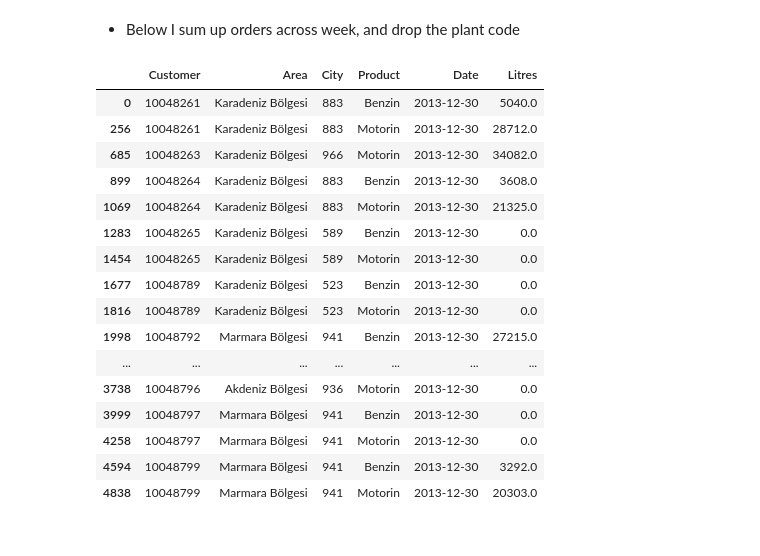
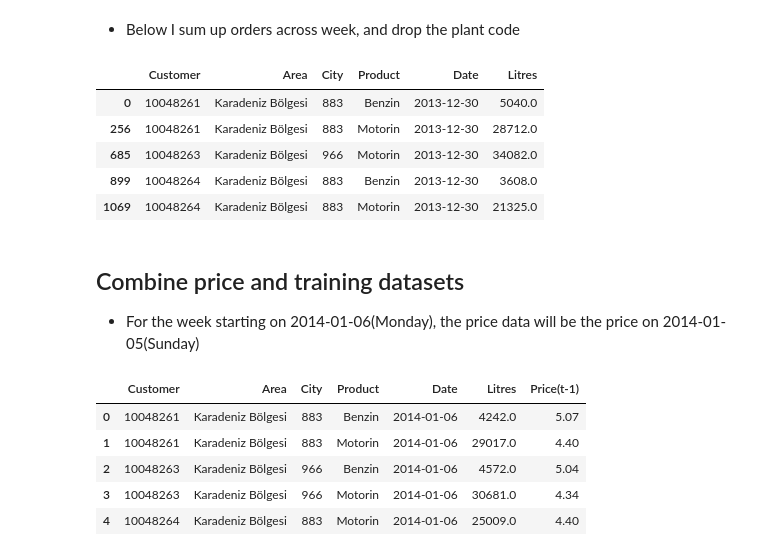
Before and after one commit to feyzijan/ShellDatathon, a Jupyter notebook: DataAnalysis.ipynb, the cells around one changed output. Drawn from its saved outputs; the diff is of its cells as text; code cells hidden in the pictures.

Commit message:
Finished data prep almost

```diff
--- a/DataAnalysis.ipynb
+++ b/DataAnalysis.ipynb
@@ -108,28 +61,20 @@ df_t = df_train.groupby(['Customer', "Area","City","Product", pd.Grouper(key='Da
 #sort values to inspect
 df_t.sort_values(by=["Date","Customer", "Product"], inplace=True)
 # %%
-df_t.head(20)
+df_t.head(5)
 # %% [output]
 |  | Customer | Area | City | Product | Date | Litres |
 | 0 | 10048261 | Karadeniz Bölgesi | 883 | Benzin | 2013-12-30 | 5040.0 |
 | 256 | 10048261 | Karadeniz Bölgesi | 883 | Motorin | 2013-12-30 | 28712.0 |
 | 685 | 10048263 | Karadeniz Bölgesi | 966 | Motorin | 2013-12-30 | 34082.0 |
 | 899 | 10048264 | Karadeniz Bölgesi | 883 | Benzin | 2013-12-30 | 3608.0 |
 | 1069 | 10048264 | Karadeniz Bölgesi | 883 | Motorin | 2013-12-30 | 21325.0 |
-| 1283 | 10048265 | Karadeniz Bölgesi | 589 | Benzin | 2013-12-30 | 0.0 |
-| 1454 | 10048265 | Karadeniz Bölgesi | 589 | Motorin | 2013-12-30 | 0.0 |
-| 1677 | 10048789 | Karadeniz Bölgesi | 523 | Benzin | 2013-12-30 | 0.0 |
-| 1816 | 10048789 | Karadeniz Bölgesi | 523 | Motorin | 2013-12-30 | 0.0 |
-| 1998 | 10048792 | Marmara Bölgesi | 941 | Benzin | 2013-12-30 | 27215.0 |
-| ... | ... | ... | ... | ... | ... | ... |
-| 3738 | 10048796 | Akdeniz Bölgesi | 936 | Motorin | 2013-12-30 | 0.0 |
-| 3999 | 10048797 | Marmara Bölgesi | 941 | Benzin | 2013-12-30 | 0.0 |
-| 4258 | 10048797 | Marmara Bölgesi | 941 | Motorin | 2013-12-30 | 0.0 |
-| 4594 | 10048799 | Marmara Bölgesi | 941 | Benzin | 2013-12-30 | 3292.0 |
-| 4838 | 10048799 | Marmara Bölgesi | 941 | Motorin | 2013-12-30 | 20303.0 |
 # %%
 # Remove first week because the data for it is incomplete
 df_t = df_t[df_t["Date"] != "2013-12-30" ]
 # %%
 # reassign to original df
 df_train = df_t.copy()
+# %% [markdown]
+## Combine price and training datasets
+ - For the week starting on 2014-01-06(Monday), the price data will be the price on 2014-01-05(Sunday)
@@ -135,0 +86,9 @@ df_train = df_t.copy()
+# %%
+df_merged.head(5)
+# %% [output]
+|  | Customer | Area | City | Product | Date | Litres | Price(t-1) |
+| 0 | 10048261 | Karadeniz Bölgesi | 883 | Benzin | 2014-01-06 | 4242.0 | 5.07 |
+| 1 | 10048261 | Karadeniz Bölgesi | 883 | Motorin | 2014-01-06 | 29017.0 | 4.40 |
+| 2 | 10048263 | Karadeniz Bölgesi | 966 | Benzin | 2014-01-06 | 4572.0 | 5.04 |
+| 3 | 10048263 | Karadeniz Bölgesi | 966 | Motorin | 2014-01-06 | 30681.0 | 4.34 |
+| 4 | 10048264 | Karadeniz Bölgesi | 883 | Motorin | 2014-01-06 | 25009.0 | 4.40 |
```
Also changed, not shown: parts of 78 cells of this notebook, 4 other files.
